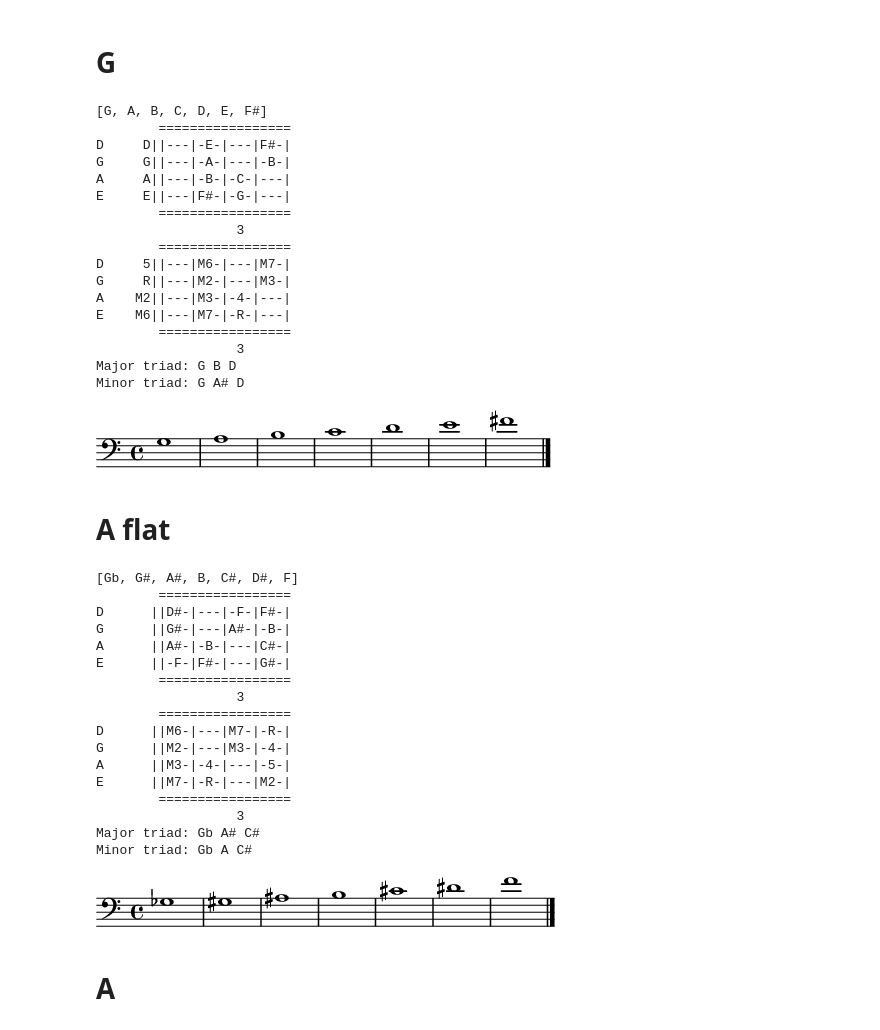
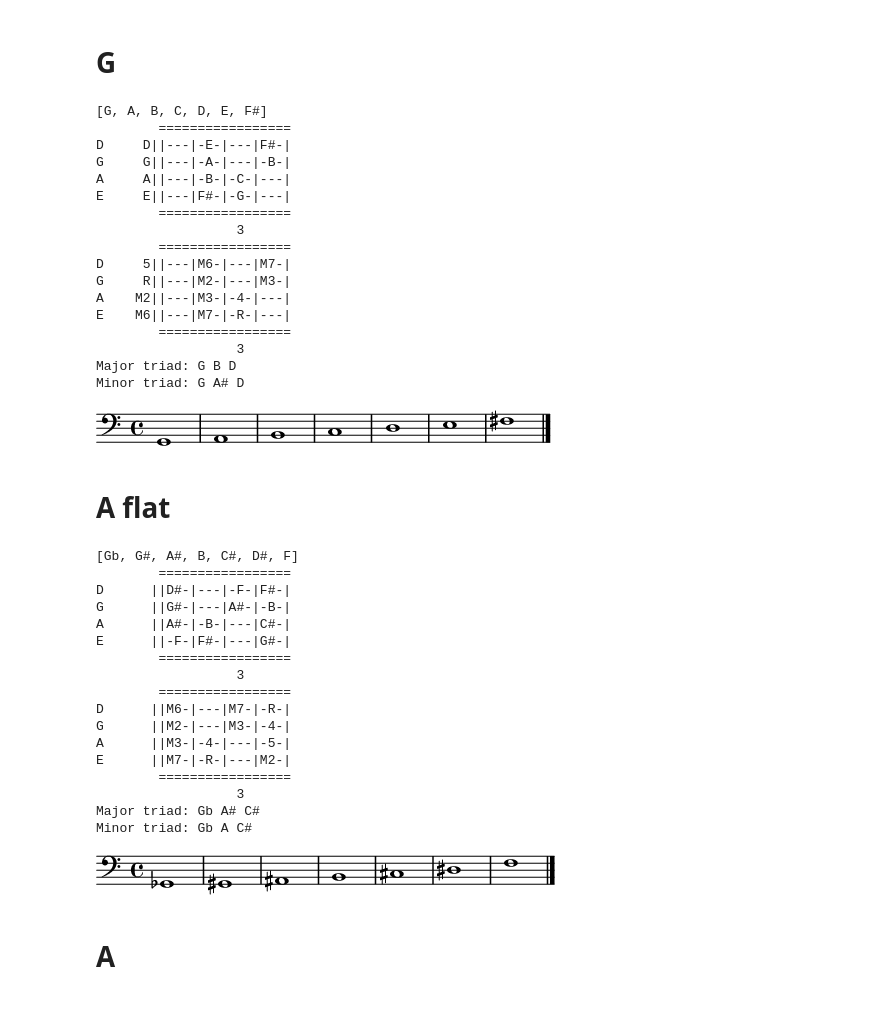
Before and after one commit to fede2cr/rb_method, a Jupyter notebook: 01_scales/Scales.ipynb, the cells around one changed output. Drawn from its saved outputs; the diff is of its cells as text; code cells hidden in the pictures.

```diff
--- a/01_scales/Scales.ipynb
+++ b/01_scales/Scales.ipynb
@@ -133,38 +133,38 @@ Minor triad: F# A C#
 scale = fretboard.Major('G')
 print (scale)
 # Interval
 fretboard.console.show_scale(scale, tuning="E A G D", fmax=4)
 fretboard.console.show_scale(scale, tuning="E A G D", fmax=4, fmt='interval')
 # Triad
 root = fretboard.Note('G')
 print ("Major triad:", root, root + 4, root + 7)
 print ("Minor triad:", root, root + 3, root + 7)
-# Needs to be an octave lower. Need to learn more adjad
-e_scale = abjad.Staff("g1 a1 b1 c'1 d'1 e'1 fs'1")
-score = abjad.Score([e_scale])
+# Notation
+scale = abjad.Staff("g,1 a,1 b,1 c1 d1 e1 fs1")
+score = abjad.Score([scale])
 clef = abjad.Clef('bass')
-abjad.attach(clef, e_scale[0])
+abjad.attach(clef, scale[0])
 score.add_final_bar_line()
 show(score)
 # %% [output]
 [G, A, B, C, D, E, F#]
         =================
 D     D||---|-E-|---|F#-|
 G     G||---|-A-|---|-B-|
 A     A||---|-B-|-C-|---|
 E     E||---|F#-|-G-|---|
         =================
                   3
         =================
 D     5||---|M6-|---|M7-|
 G     R||---|M2-|---|M3-|
 A    M2||---|M3-|-4-|---|
 E    M6||---|M7-|-R-|---|
         =================
                   3
 Major triad: G B D
 Minor triad: G A# D
-[figure, old version]
+[figure, new version]
 # %% [markdown]
 # A flat
 # %%
@@ -178,11 +178,11 @@ fretboard.console.show_scale(scale, tuning="E A G D", fmax=4, fmt='interval')
 root = fretboard.Note('Gb')
 print ("Major triad:", root, root + 4, root + 7)
 print ("Minor triad:", root, root + 3, root + 7)
-# Needs to be an octave lower. Need to learn more adjad
-e_scale = abjad.Staff("gf1 gs1 as1 b1 cs'1 ds'1 f'1")
-score = abjad.Score([e_scale])
+# Notation
+scale = abjad.Staff("gf,1 gs,1 as,1 b,1 cs1 ds1 f1")
+score = abjad.Score([scale])
 clef = abjad.Clef('bass')
-abjad.attach(clef, e_scale[0])
+abjad.attach(clef, scale[0])
 score.add_final_bar_line()
 show(score)
 # %% [output]
@@ -203,7 +203,7 @@ E      ||M7-|-R-|---|M2-|
                   3
 Major triad: Gb A# C#
 Minor triad: Gb A C#
-[figure, old version]
+[figure, new version]
 # %% [markdown]
 # A
 # %%
```
Also changed, not shown: parts of 8 cells of this notebook.
